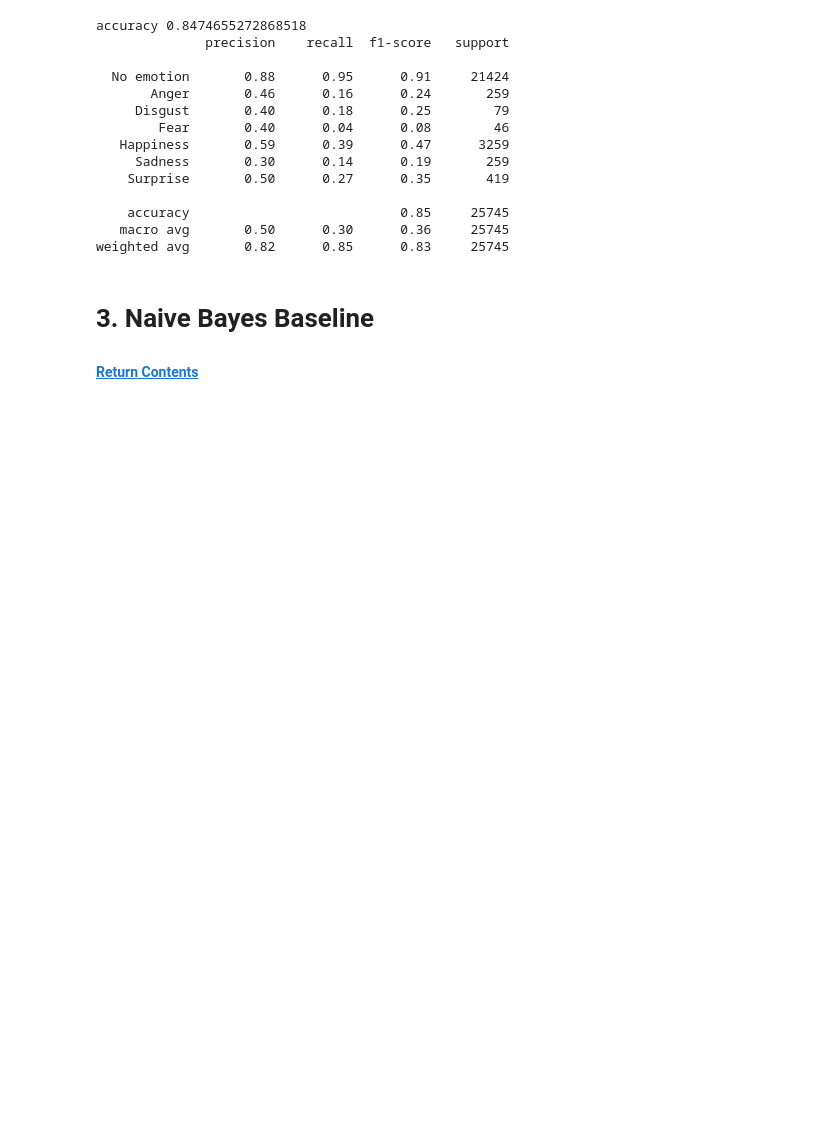
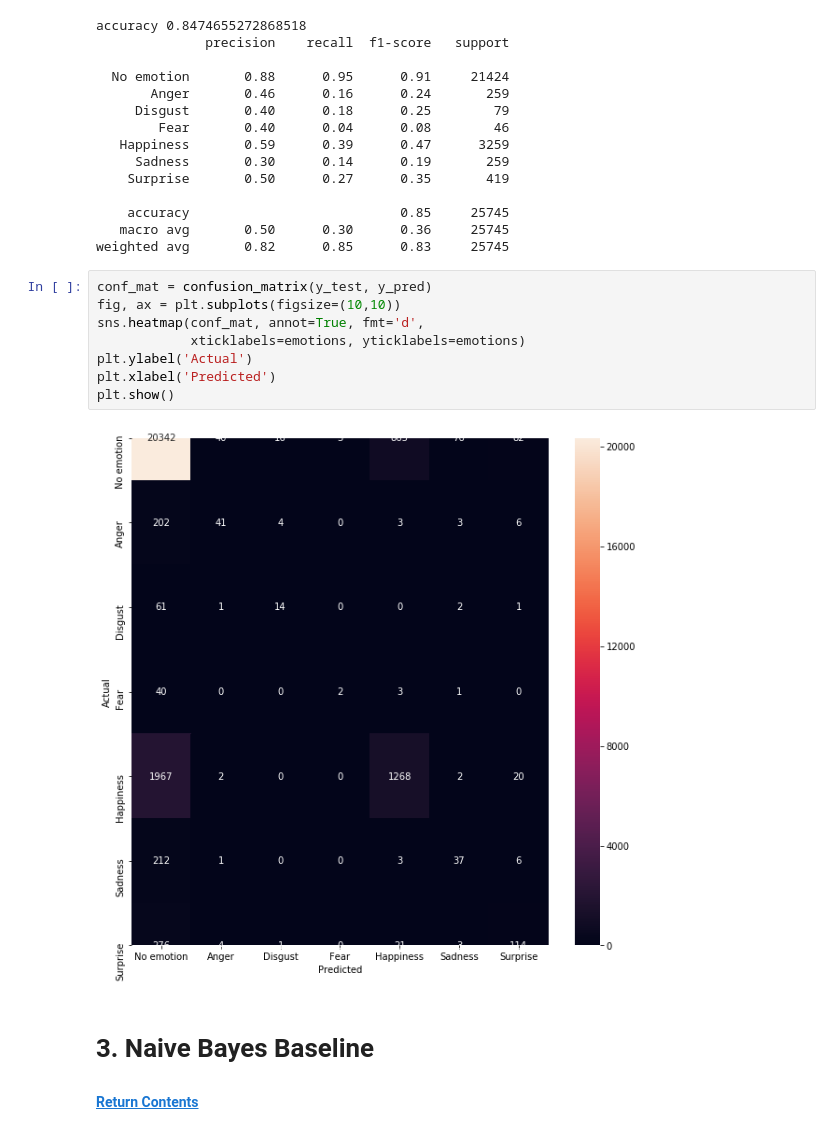
Before and after one commit to mfflavell/AEI_Artifical_Emotional_Intelligence, a Jupyter notebook: emotion_ai_baseline_modeling.ipynb, the cells around one changed output. Cells and saved outputs as stored; diff of their text form; blank space fills up the shorter version.

```diff
--- a/emotion_ai_baseline_modeling.ipynb
+++ b/emotion_ai_baseline_modeling.ipynb
@@ -139,6 +160,16 @@ accuracy 0.8474655272868518
     accuracy                           0.85     25745
    macro avg       0.50      0.30      0.36     25745
 weighted avg       0.82      0.85      0.83     25745
+# %%
+conf_mat = confusion_matrix(y_test, y_pred)
+fig, ax = plt.subplots(figsize=(10,10))
+sns.heatmap(conf_mat, annot=True, fmt='d',
+            xticklabels=emotions, yticklabels=emotions)
+plt.ylabel('Actual')
+plt.xlabel('Predicted')
+plt.show()
+# %% [output]
+[figure, added]
 # %% [markdown]
 # <span id="3"></span>3. Naive Bayes Baseline
 #### [Return Contents](#0)
```
Also changed, not shown: parts of 10 cells of this notebook.
